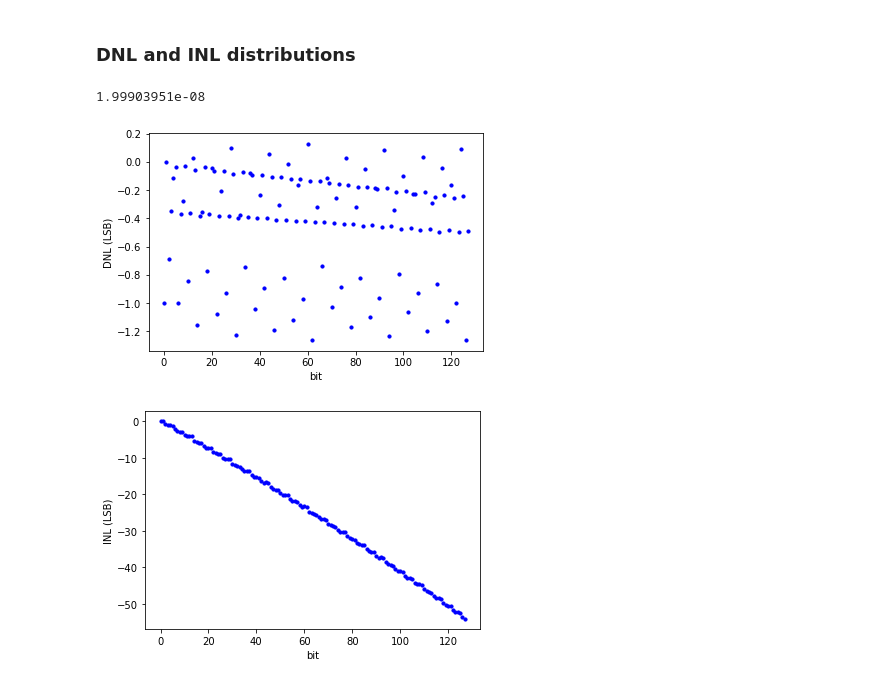
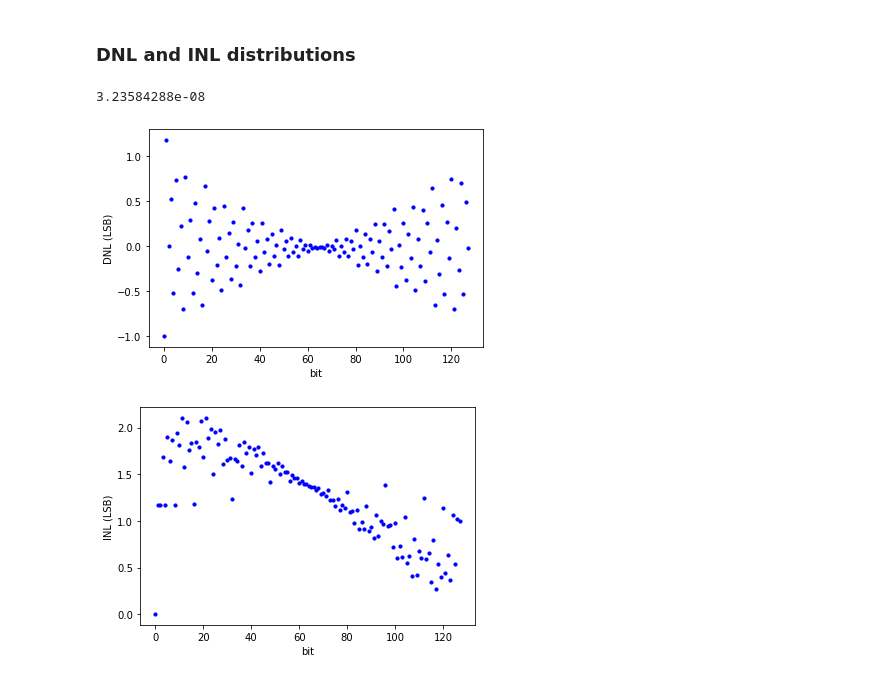
Before and after one commit to wFairmanOlin/madvlsi_proj_4, a Jupyter notebook: analysis.ipynb, the cells around one changed output. Cells and saved outputs as stored; diff of their text form; code cells hidden in the pictures.

```diff
--- a/analysis.ipynb
+++ b/analysis.ipynb
@@ -76,11 +48,11 @@ plt.show()
 # %%
 runs = 1
 #init data with first run
-data = pd.read_csv("data/mc_dac11.txt", sep=" +", engine='python')
+data = pd.read_csv("data/mc_dac1.txt", sep=" +", engine='python')
 
 #combine multiple runs
 for i in range(1, runs):
-    data = pd.concat([data, pd.read_csv("data/mc_dac1" + str(i + 1)+".txt", sep=" +", engine='python')])
+    data = pd.concat([data, pd.read_csv("data/mc_dac" + str(i + 1)+".txt", sep=" +", engine='python')])
 data.columns = ["net1", "iout", "idump", "i_in", "ilout", "ildump", "bryce"]
 data["bit"] = data.index % 128
 data["diff"] = data["iout"].diff(1)
@@ -139,37 +111,37 @@ inl = []
 print(data["iout"].iloc[1])
 for i in range(128*runs):
     if i % 128 == 0:
-        lsb_current = data["iout"].iloc[i+1] - data["iout"].iloc[i]
+        lsb_current = (data["iout"].iloc[i+127] - data["iout"].iloc[i])/128
         dnl.append(data["diff"].iloc[i] / lsb_current - 1)
         inl.append(0)
     else:
         dnl.append(data["diff"].iloc[i] / lsb_current - 1)
         inl.append(dnl[-1] + inl[-1])
 
 
 
 data["dnl"] = dnl
 data["inl"] = inl
 
 # print(dnl)
 #DNL
 fig = plt.figure()
 ax1 = fig.add_subplot()
 
 ax1.scatter(data.bit, data.dnl, s=10, c='b', label="dnl")
 plt.xlabel("bit")
 plt.ylabel("DNL (LSB)")
 plt.show()
 
 #INL
 fig = plt.figure()
 ax1 = fig.add_subplot()
 
 ax1.scatter(data.bit, data.inl, s=10, c='b', label="inl")
 plt.xlabel("bit")
 plt.ylabel("INL (LSB)")
 plt.show()
 # %% [output]
-1.99903951e-08
+3.23584288e-08
-[figure, old version]
+[figure, new version]
-[figure, old version]
+[figure, new version]
```
Also changed, not shown: parts of 12 cells of this notebook, 29 other files.
